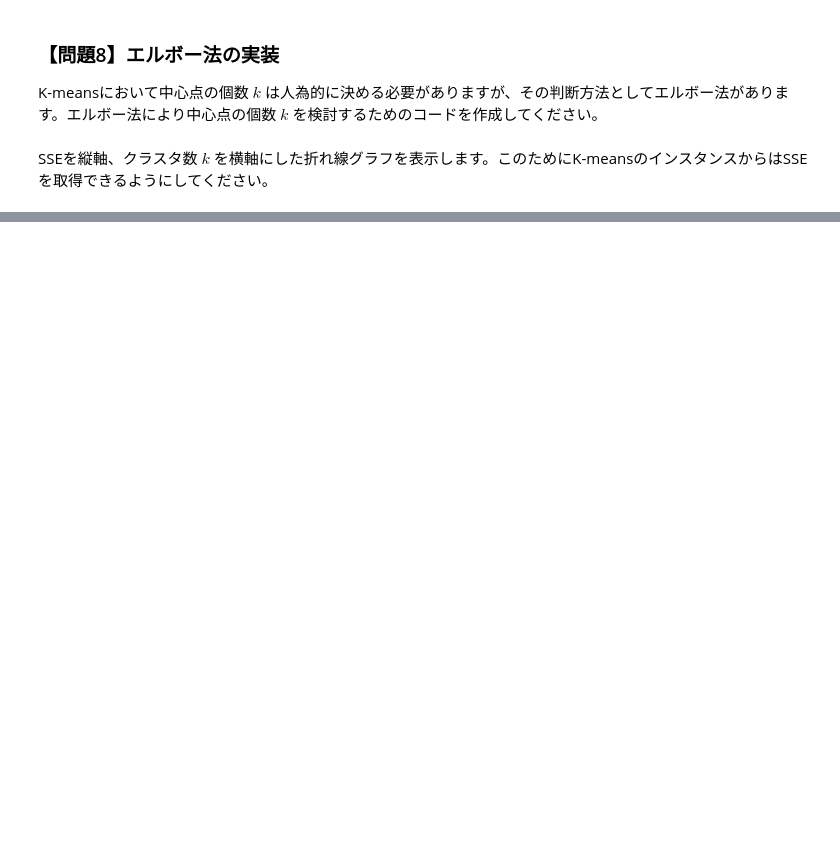
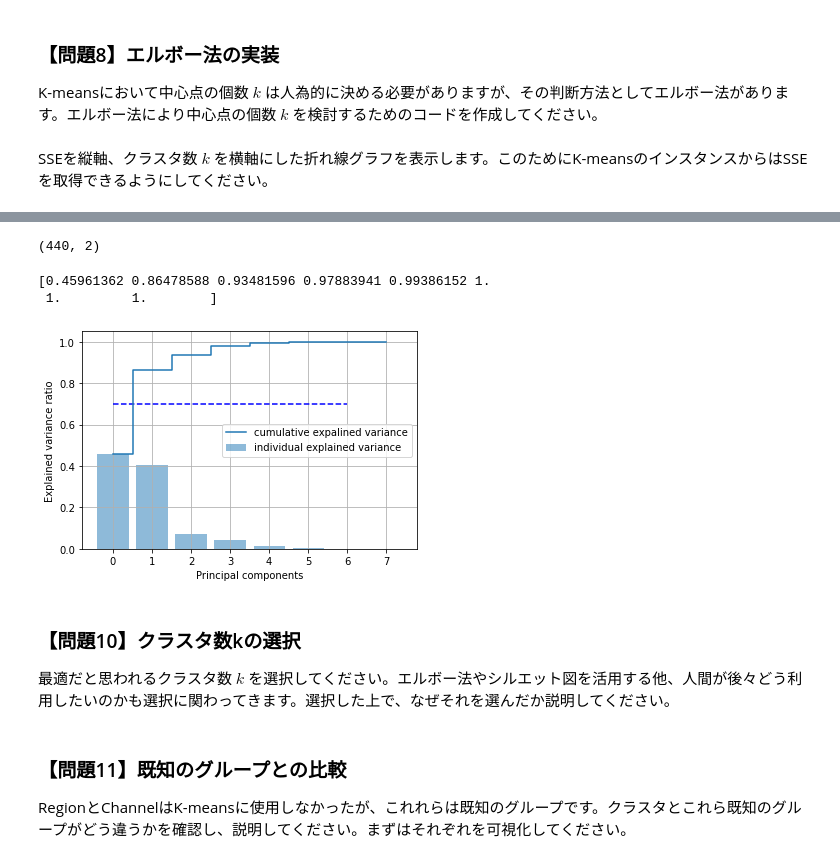
Before and after one commit to YoshihitoSuwa/diveintocode-ml, a Jupyter notebook: ML2107期_Term1 機械学習 07_クラスタリング.ipynb, the cells around one changed output, grey strips where cells are left out. Drawn from its saved outputs; the diff is of its cells as text; code cells hidden in the pictures; blank space fills up the shorter version.

```diff
--- a/ML2107期_Term1 機械学習 07_クラスタリング.ipynb
+++ b/ML2107期_Term1 機械学習 07_クラスタリング.ipynb
@@ -300 +291,8 @@ plt.plot(n_cl, sse, marker="o", markersize=6, markeredgewidth=5, markeredgecolor
 [figure]
+# %%
+import numpy as np
+import pandas as pd
+
+
+data = pd.read_csv("E:/DiveIntoCode/source/Wholesale customers data.csv") # 絶対パス
+df.head(20)
@@ -300,0 +317,32 @@ plt.plot(n_cl, sse, marker="o", markersize=6, markeredgewidth=5, markeredgecolor
+# %%
+from sklearn.decomposition import PCA
+
+pca = PCA(n_components = 2)
+pca = pca.fit(data)
+data_pca = pca.transform(data)
+# %% [output]
+(440, 2)
+# %%
+from sklearn.decomposition import PCA
+import matplotlib.pyplot as plt
+
+pca = PCA(n_components=8)
+pca = pca.fit(data)
+var_exp = pca.explained_variance_ratio_
+cum_var_exp = np.cumsum(var_exp)
+print(cum_var_exp)
+plt.bar(range(0,8), var_exp, alpha=0.5, align='center', label='individual explained variance')
+plt.step(range(0,8), cum_var_exp, where='mid', label='cumulative expalined variance')
+plt.ylabel('Explained variance ratio')
+plt.xlabel('Principal components')
+plt.hlines(0.7, 0, 6,  "blue", linestyles='dashed')
+plt.legend(loc='best')
+plt.grid()
+plt.show()
+# %% [output]
+[0.45961362 0.86478588 0.93481596 0.97883941 0.99386152 1.
+ 1.         1.        ]
+[figure, added]
+# %% [markdown]
+### 【問題10】クラスタ数kの選択
+最適だと思われるクラスタ数 $k$ を選択してください。エルボー法やシルエット図を活用する他、人間が後々どう利用したいのかも選択に関わってきます。選択した上で、なぜそれを選んだか説明してください。<br>
@@ -300,0 +352,3 @@ plt.plot(n_cl, sse, marker="o", markersize=6, markeredgewidth=5, markeredgecolor
+# %% [markdown]
+### 【問題11】既知のグループとの比較
+RegionとChannelはK-meansに使用しなかったが、これれらは既知のグループです。クラスタとこれら既知のグループがどう違うかを確認し、説明してください。まずはそれぞれを可視化してください。<br>
```
Also changed, not shown: parts of 9 cells of this notebook.
